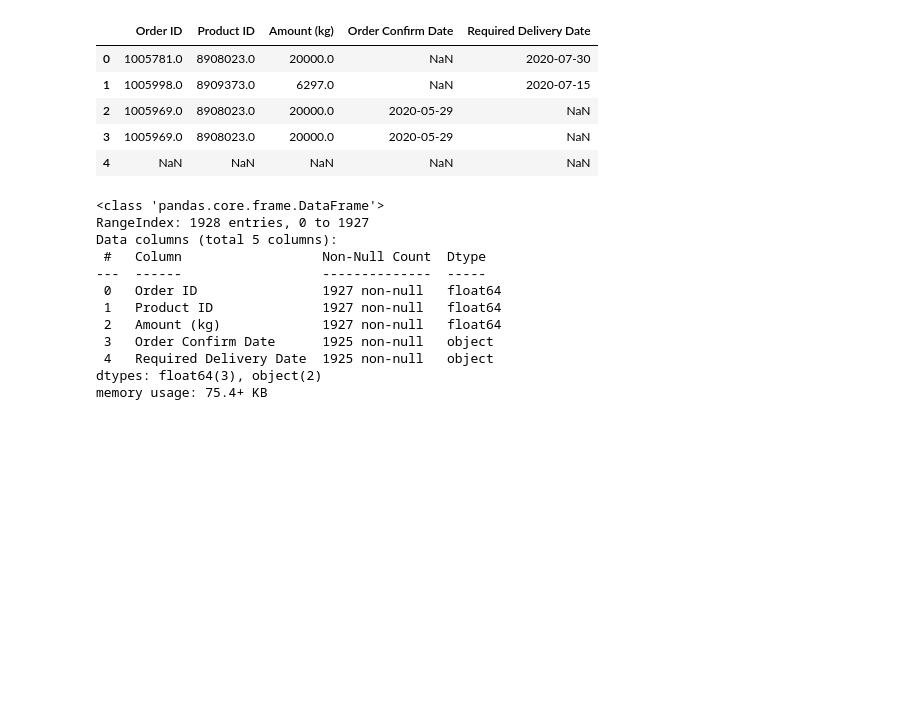
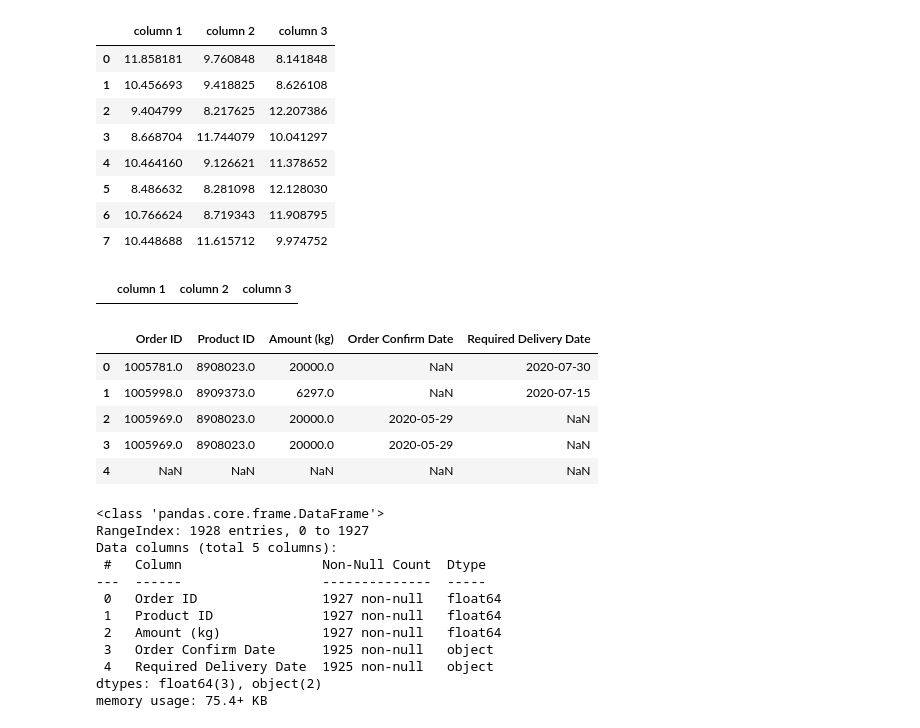
Before and after one commit to supragyabajpai/SchulichJourney_PredectiveModeling, a Jupyter notebook: 18sept.ipynb, the cells around one changed output. Drawn from its saved outputs; the diff is of its cells as text; code cells hidden in the pictures; blank space fills up the shorter version.

```diff
--- a/18sept.ipynb
+++ b/18sept.ipynb
@@ -5,3 +178,20 @@ from mlxtend.preprocessing import TransactionEncoder
+# %%
+DataTable = pd.DataFrame(np.random.normal(10,2,[8,3]),columns=list(["column 1", "column 2", "column 3"]))
+DataTable
+# %% [output]
+|  | column 1 | column 2 | column 3 |
+| 0 | 11.858181 | 9.760848 | 8.141848 |
+| 1 | 10.456693 | 9.418825 | 8.626108 |
+| 2 | 9.404799 | 8.217625 | 12.207386 |
+| 3 | 8.668704 | 11.744079 | 10.041297 |
+| 4 | 10.464160 | 9.126621 | 11.378652 |
+| 5 | 8.486632 | 8.281098 | 12.128030 |
+| 6 | 10.766624 | 8.719343 | 11.908795 |
+| 7 | 10.448688 | 11.615712 | 9.974752 |
+# %%
+DataTable[DataTable["column 1"]>13]
+# %% [output]
+|  | column 1 | column 2 | column 3 |
 # %%
 df = pd.read_csv("https://raw.githubusercontent.com/supragyabajpai/SchulichJourney_PredectiveModeling/main/sales_data%20(2).csv")
 # %%
```
Also changed, not shown: parts of 48 cells of this notebook.
